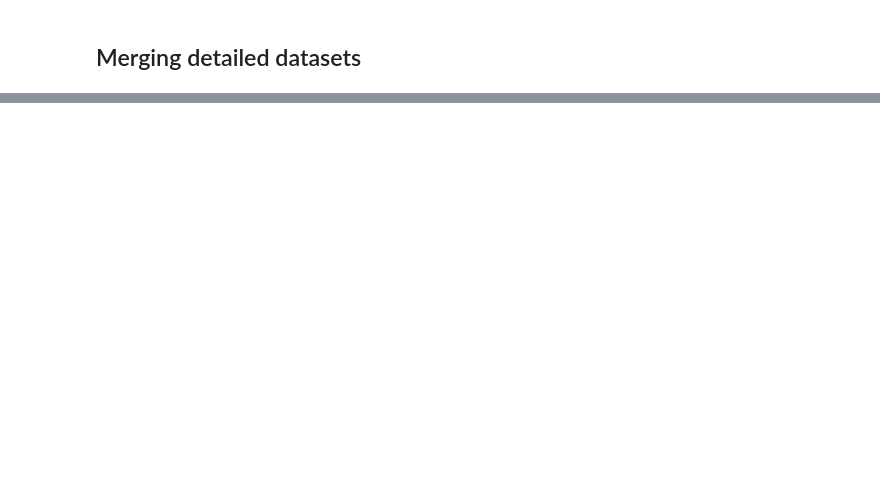
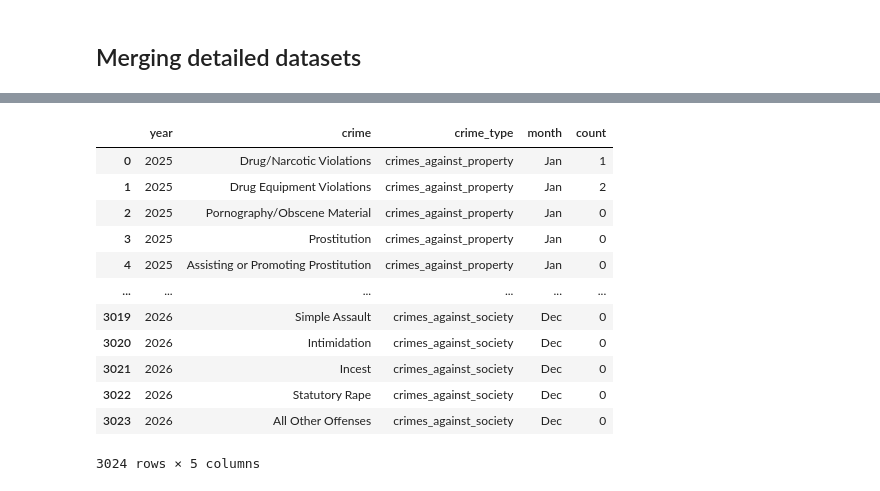
Before and after one commit to DiegoTorrealba/umpd-crime, a Jupyter notebook: notebooks/02-data-cleaning-and-exploration.ipynb, the cells around one changed output, grey strips where cells are left out. Cells and saved outputs as stored; diff of their text form; code cells hidden in the pictures; blank space fills up the shorter version.

```diff
--- a/notebooks/02-data-cleaning-and-exploration.ipynb
+++ b/notebooks/02-data-cleaning-and-exploration.ipynb
@@ -478,0 +452,22 @@ merged_dfs.to_csv(Path(RAW_DATA_DIR.parent / 'processed' / f"merged_arrest_ci_da
+# %%
+nibrs_monthly = nibrs_df.melt(
+  id_vars = ['year', 'crime', 'crime_type'],
+  value_vars = MONTHS,
+  var_name = 'month',
+  value_name = 'count'
+)
+nibrs_monthly['count'] = nibrs_monthly['count'].astype('Int64')
+# %% [output]
+|  | year | crime | crime_type | month | count |
+| 0 | 2025 | Drug/Narcotic Violations | crimes_against_property | Jan | 1 |
+| 1 | 2025 | Drug Equipment Violations | crimes_against_property | Jan | 2 |
+| 2 | 2025 | Pornography/Obscene Material | crimes_against_property | Jan | 0 |
+| 3 | 2025 | Prostitution | crimes_against_property | Jan | 0 |
+| 4 | 2025 | Assisting or Promoting Prostitution | crimes_against_property | Jan | 0 |
+| ... | ... | ... | ... | ... | ... |
+| 3019 | 2026 | Simple Assault | crimes_against_society | Dec | 0 |
+| 3020 | 2026 | Intimidation | crimes_against_society | Dec | 0 |
+| 3021 | 2026 | Incest | crimes_against_society | Dec | 0 |
+| 3022 | 2026 | Statutory Rape | crimes_against_society | Dec | 0 |
+| 3023 | 2026 | All Other Offenses | crimes_against_society | Dec | 0 |
+3024 rows × 5 columns
```
Also changed, not shown: parts of 23 cells of this notebook, 41 other files.
